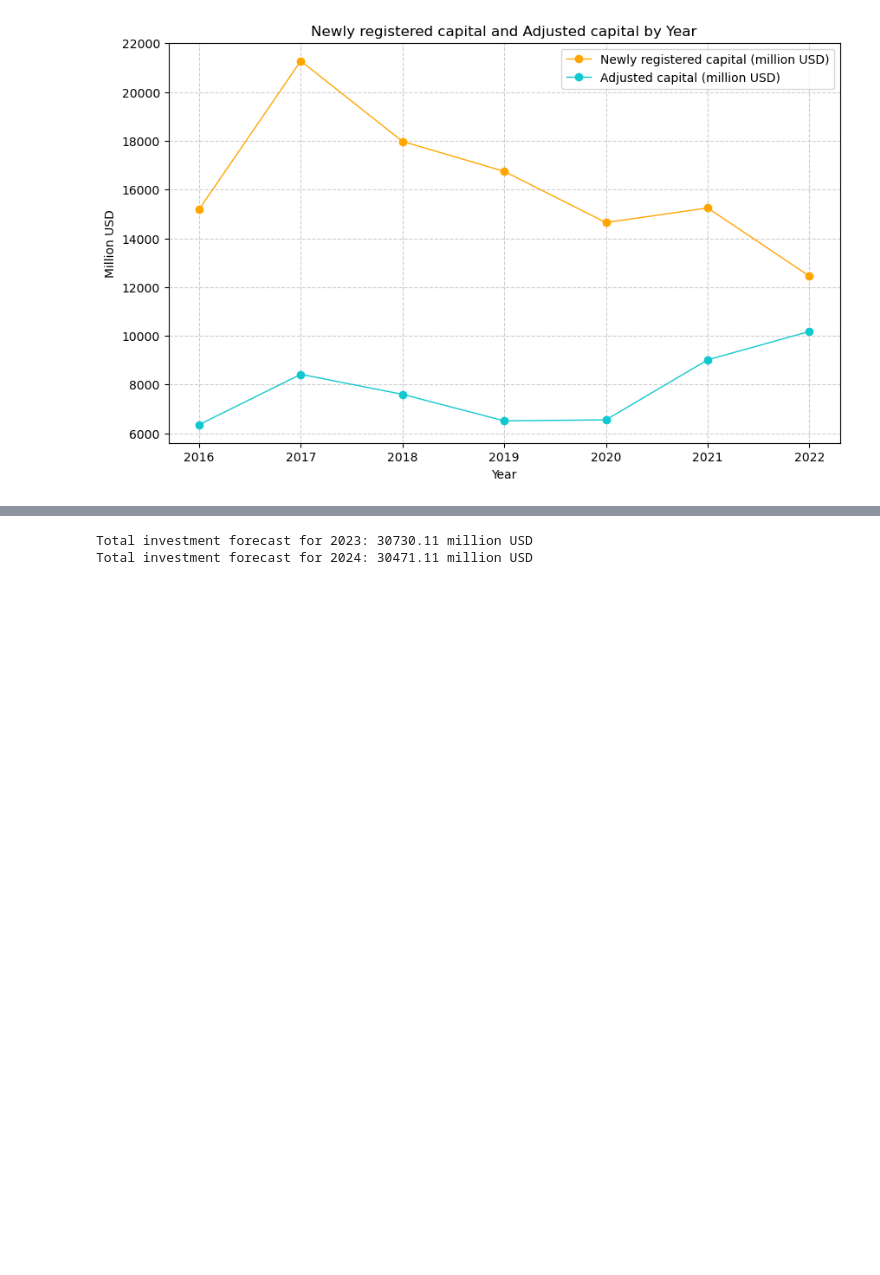
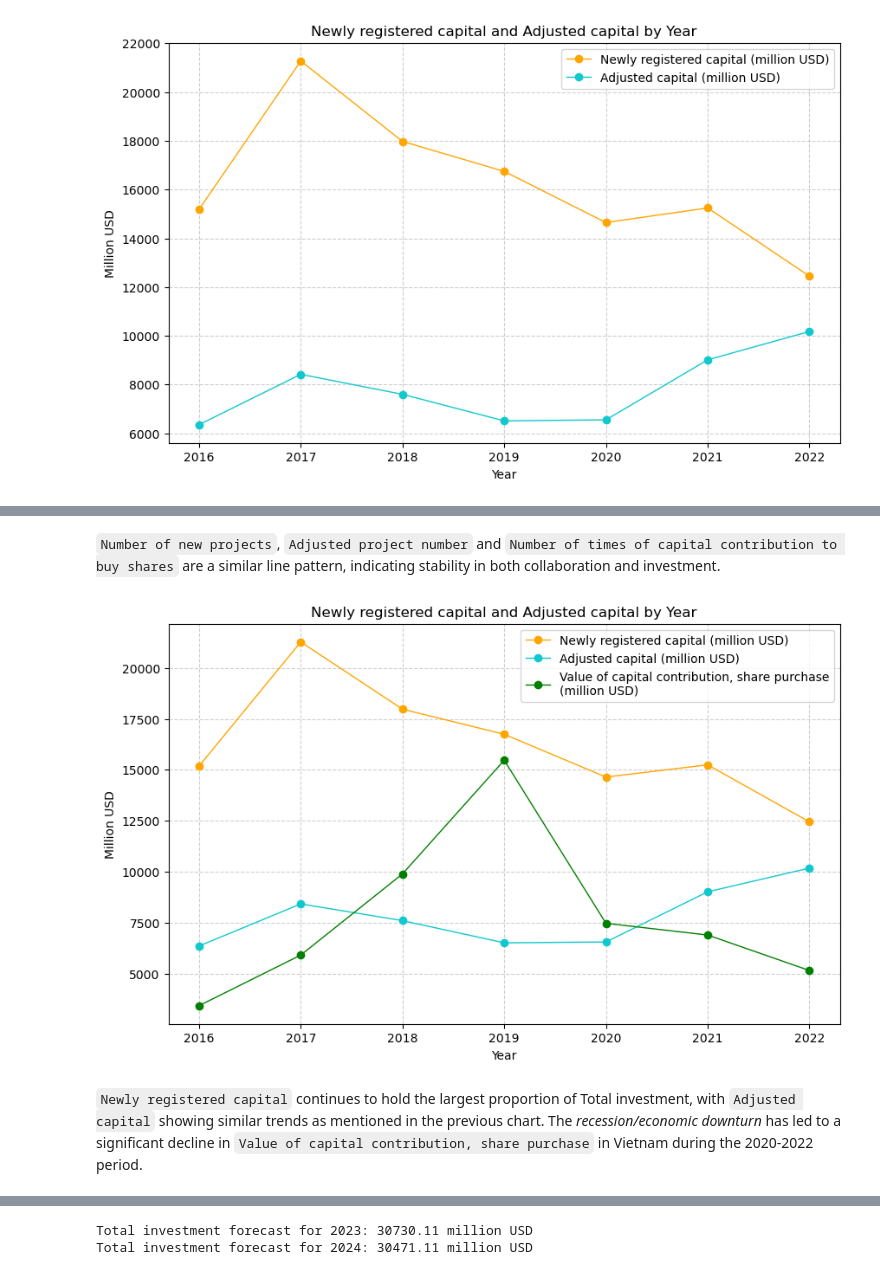
Before and after one commit to trnghiaJT/FDI-Analytics, a Jupyter notebook: src/fdi_industry.ipynb, the cells around one changed output, grey strips where cells are left out. Cells and saved outputs as stored; diff of their text form; code cells hidden in the pictures; blank space fills up the shorter version.

```diff
--- a/src/fdi_industry.ipynb
+++ b/src/fdi_industry.ipynb
@@ -405 +548,27 @@ plt.show()
+# %% [markdown]
+`Number of new projects`, `Adjusted project number` and `Number of times of capital contribution to buy shares` are a similar line pattern, indicating stability in both collaboration and investment.
+# %%
+# Set axis values
+x = group_year_df['Year'].unique()
+y1 = group_year_df['Newly registered capital (million USD)'].sum()
+y2 = group_year_df['Adjusted capital (million USD)'].sum()
+y3 = group_year_df['Value of capital contribution, share purchase\n(million USD)'].sum()
+# Plot
+plt.figure(figsize=(10, 6))
+# Line for Number of new projects
+plt.plot(x, y1, marker='o', color='orange', label='Newly registered capital (million USD)',linewidth=1)
+# Line for Adjusted project number
+plt.plot(x, y2, marker='o', color='#10c8ce', label='Adjusted capital (million USD)',linewidth=1)
+# Line for Adjusted project number
+plt.plot(x, y3, marker='o', color='green', label='Value of capital contribution, share purchase\n(million USD)',linewidth=1)
+plt.xlabel('Year')
+plt.ylabel('Million USD')
+plt.title('Newly registered capital and Adjusted capital by Year')
+plt.legend()
+plt.grid(True, linestyle='--', alpha=0.6)
+plt.show()
+# %% [output]
+[figure, added]
+# %% [markdown]
+`Newly registered capital` continues to hold the largest proportion of Total investment, with `Adjusted capital` showing similar trends as mentioned in the previous chart. The *recession/economic downturn* has led to a significant decline in `Value of capital contribution, share purchase` in Vietnam during the 2020-2022 period.
 # %%
```
Also changed, not shown: parts of 39 cells of this notebook, 5 other files.
